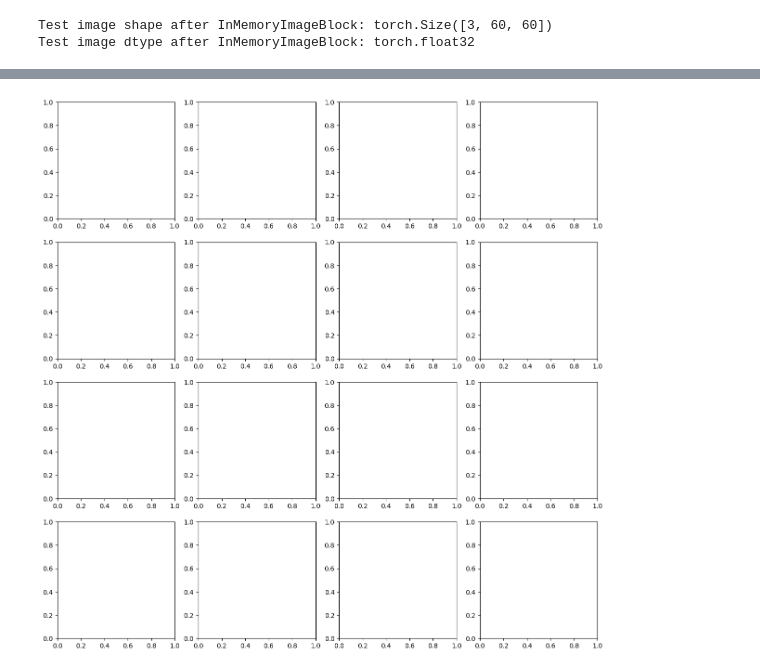
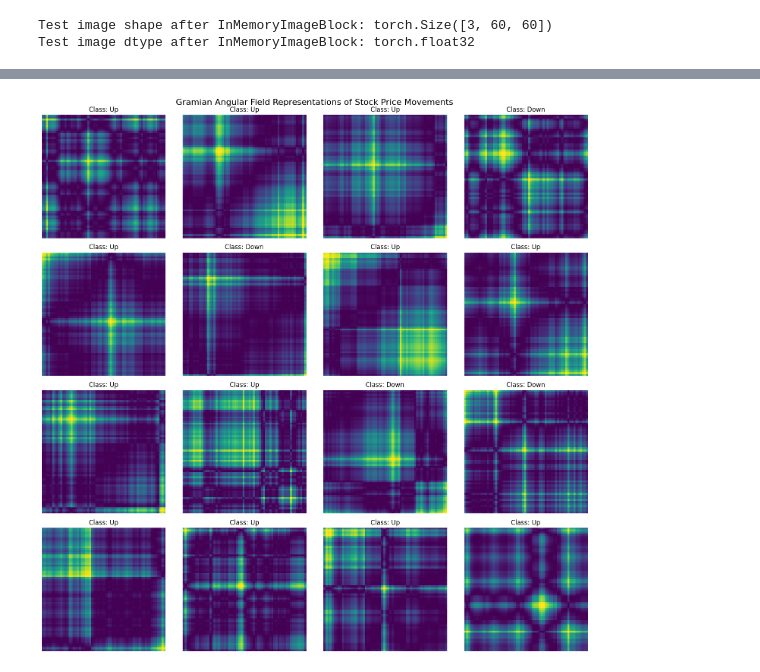
Before and after one commit to mkwatson/A-Cake, a Jupyter notebook: StonksPredictor.ipynb, the cells around one changed output, grey strips where cells are left out. Drawn from its saved outputs; the diff is of its cells as text; code cells hidden in the pictures.

```diff
--- a/StonksPredictor.ipynb
+++ b/StonksPredictor.ipynb
@@ -277,63 +277,41 @@ class SafeResize(Transform):
             return TensorImage(F.interpolate(x, size=self.size, mode='bilinear', align_corners=False).squeeze(0))
         return x
 
+def show_batch(dl, nrows=4, ncols=4):
+    batch = dl.one_batch()
+    fig, axes = plt.subplots(nrows, ncols, figsize=(15, 15))
+    for i, ax in enumerate(axes.flat):
+        if i < len(batch[0]):
+            img = batch[0][i].cpu().permute(1, 2, 0)[:,:,0]
+            img = (img - img.min()) / (img.max() - img.min())
+            ax.imshow(img, cmap='viridis')
+            ax.axis('off')
+            ax.set_title(f'Class: {"Up" if batch[1][i].item() == 1 else "Down"}')
+    plt.suptitle("Gramian Angular Field Representations of Stock Price Movements", fontsize=16)
+    plt.tight_layout()
+    plt.show()
+
 # Create DataBlock
 dblock = DataBlock(blocks=(InMemoryImageBlock, CategoryBlock),
-                   get_x=lambda i: images_list[i],  # Get image by index
-                   get_y=lambda i: str(image_df.iloc[i]['target']),  # Get target by index
+                   get_x=lambda i: images_list[i],
+                   get_y=lambda i: str(image_df.iloc[i]['target']),
                    splitter=RandomSplitter(valid_pct=0.2, seed=42),
                    item_tfms=[SafeResize(size=(224,224))],
                    batch_tfms=aug_transforms())
 
 # Create DataLoaders
-try:
-    dls = dblock.dataloaders(range(len(image_df)), bs=32, device='cuda' if torch.cuda.is_available() else 'cpu')
-    print("DataLoaders created successfully")
-    print("Train dataset size:", len(dls.train_ds))
-    print("Validation dataset size:", len(dls.valid_ds))
+dls = dblock.dataloaders(range(len(image_df)), bs=32, device='cuda' if torch.cuda.is_available() else 'cpu')
 
-    # Custom function to show a batch
-    def show_batch(dl, nrows=4, ncols=4):
-        batch = dl.one_batch()
-        fig, axes = plt.subplots(nrows, ncols, figsize=(15, 15))
-        for i, ax in enumerate(axes.flat):
-            if i < len(batch[0]):
-                img = batch[0][i].permute(1, 2, 0)  # Change from (C, H, W) to (H, W, C)
-                img = img[:,:,0]  # Take only one channel as they're all the same
-                ax.imshow(img, cmap='gray')
-                ax.axis('off')
-                ax.set_title(f'Class: {"Up" if batch[1][i].item() == 1 else "Down"}')
-        plt.suptitle("Gramian Angular Field Representations of Stock Price Movements", fontsize=16)
-        plt.tight_layout()
-        plt.show()
+print(f"Train dataset size: {len(dls.train_ds)}")
+print(f"Validation dataset size: {len(dls.valid_ds)}")
 
-    # Show a batch
-    show_batch(dls.train)
+# Examine a batch
+batch = dls.one_batch()
+print(f"Shape of x in batch: {batch[0].shape}")
+print(f"Shape of y in batch: {batch[1].shape}")
+print(f"Min value in batch: {batch[0].min().item():.4f}")
+print(f"Max value in batch: {batch[0].max().item():.4f}")
 
-    # Print shape of a single item in the batch
-    single_item = dls.one_batch()[0][0]
-    print(f"Shape of a single item in batch: {single_item.shape}")
-
-except Exception as e:
-    print(f"An error occurred: {str(e)}")
-    print("Let's print some diagnostic information:")
-    print("Shape of a single image in images_list:", images_list[0].shape)
-    print("Data type of a single image in images_list:", images_list[0].dtype)
-    print("Range of values in a single image:", images_list[0].min(), "to", images_list[0].max())
-    print("First few rows of image_df:")
-    print(image_df.head())
-
-    # Additional debugging: let's try to process a single item
-    datasets = dblock.datasets(range(len(image_df)))
-    single_item = datasets[0]
-    print("Type of single item:", type(single_item))
-    if isinstance(single_item, tuple):
-        print("Shape of x in single item:", single_item[0].shape)
-        print("Value of y in single item:", single_item[1])
-
-# If DataLoaders are created successfully, let's examine a batch
-if 'dls' in locals():
-    batch = dls.one_batch()
-    print("Shape of x in batch:", batch[0].shape)
-    print("Shape of y in batch:", batch[1].shape)
+# Show a batch
+show_batch(dls.train)
 # %% [output]
@@ -360,4 +324,4 @@ Shape of y in batch: torch.Size([32])
-[figure, old version]
+[figure, new version]
 # %%
 import torch
 from fastai.vision.all import *
```
Also changed, not shown: parts of 8 cells of this notebook.
